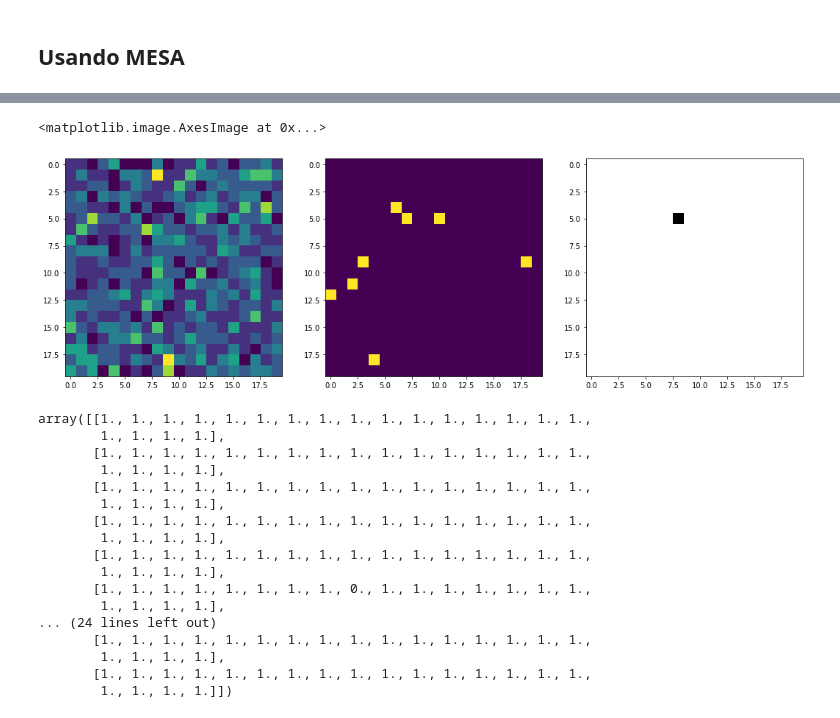
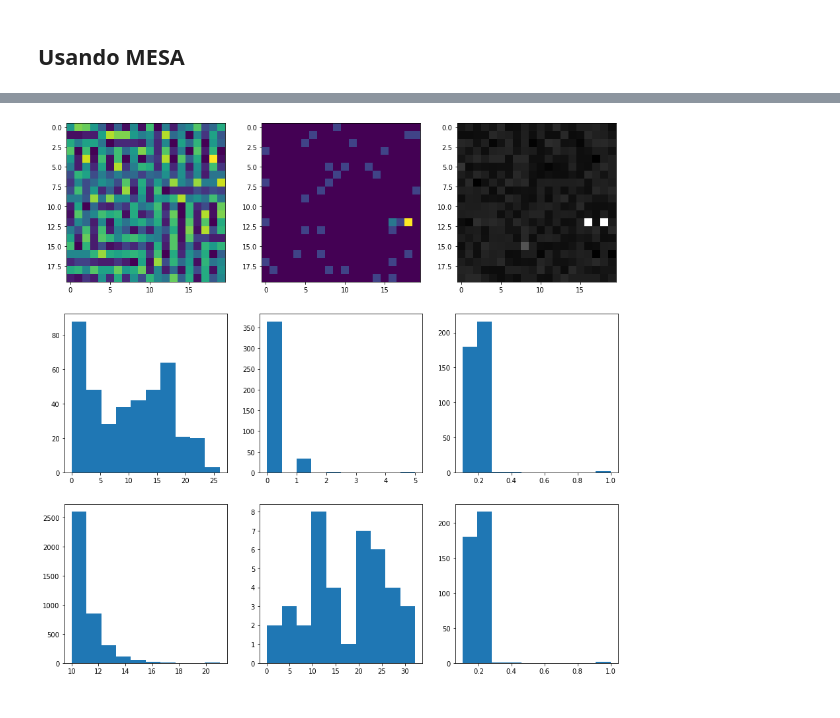
Before and after one commit to pedroteche-ih/ABM_URBANO, a Jupyter notebook: modelo.ipynb, the cells around one changed output, grey strips where cells are left out. Cells and saved outputs as stored; diff of their text form; code cells hidden in the pictures.

```diff
--- a/modelo.ipynb
+++ b/modelo.ipynb
@@ -276,13 +270,21 @@ class Locacao:
         '''
 
         top_value = np.max(self.get_value_matrix())
+        data_list = []
         for cell in self.model.grid.coord_iter():
             infra = self.param_dict[cell[1]][cell[2]]['infrastructure']
             value = self.param_dict[cell[1]][cell[2]]['value']
+            data_list.append((infra, value, cell[1], cell[2]))
             if infra > MIN_INFRASTRUCTURE:
                 if random.random() < P_DEGRADACAO:
                     self.param_dict[cell[1]][cell[2]]['infrastructure'] *= (1-TX_DEGRADACAO)
                     infra = self.param_dict[cell[1]][cell[2]]['infrastructure']
+        bottom_infra = sorted(data_list, key = lambda x: x[0])[:N_BOTTOM]
+        top_value = sorted(data_list, key = lambda x: x[1], reverse = True)[:N_TOP]
+        improve_list = top_value + bottom_infra
+        for cell in improve_list:
+            self.param_dict[cell[2]][cell[3]]['infrastructure'] = np.min([self.param_dict[cell[2]][cell[3]]['infrastructure'] + TX_MELHORA, 1])
+
 
     def get_infra_matrix(self):
         infra_list = []
@@ -341,6 +343,17 @@ class ModeloUrbano(mesa.Model):
                     if isinstance(agent, tipo_agent):
                         array_dict[tipo_agent][x,y] += 1
         return array_dict
+
+    def return_agent_thresh(self):
+        array_dict = dict()
+        for tipo_agent in self.dict_agent.keys():
+            array_dict[tipo_agent] = []
+        for agents, x, y in self.grid.coord_iter():
+            for agent in agents:
+                for tipo_agent in self.dict_agent.keys():
+                    if isinstance(agent, tipo_agent):
+                        array_dict[tipo_agent].append(agent.threshold)
+        return array_dict
 # %%
 # PARAMETROS GLOBAIS
 P_DEGRADACAO = 0.01
@@ -353,43 +368,29 @@ PESO_INFRA = 2
 dict_agente = dict()
 dict_agente[PopRua] = dict()
 dict_agente[PopRua]['prop'] = 0.01
-dict_agente[PopRua]['param'] = (6, 4)
+dict_agente[PopRua]['param'] = (15, 8)
 
 dict_agente[PopCasa] = dict()
 dict_agente[PopCasa]['prop'] = 0.99
-dict_agente[PopCasa]['param'] = (3, 42)
+dict_agente[PopCasa]['param'] = (10, 42)
 # %%
-ab = ModeloUrbano(2, 20, 20, dict_agente)
+ab = ModeloUrbano(10, 20, 20, dict_agente)
 # %%
-for i in range(500):
+for i in range(1000):
     ab.step()
 # %%
 resultado = ab.return_agent_matrix()
+thresh = ab.return_agent_thresh()
 infra_matrix = ab.location.get_infra_matrix()
-fig, ax = plt.subplots(1,3, figsize = (18, 6))
-ax[0].imshow(resultado[PopCasa])
-ax[1].imshow(resultado[PopRua])
-ax[2].imshow(infra_matrix, cmap = 'gray')
+fig, ax = plt.subplots(3,3, figsize = (15, 15))
+ax[0,0].imshow(resultado[PopCasa])
+ax[0,1].imshow(resultado[PopRua])
+ax[0,2].imshow(infra_matrix, cmap = 'gray')
+ax[1,0].hist(resultado[PopCasa].ravel())
+ax[1,1].hist(resultado[PopRua].ravel())
+ax[1,2].hist(infra_matrix.ravel())
+ax[2,0].hist(thresh[PopCasa])
+ax[2,1].hist(thresh[PopRua])
+ax[2,2].hist(infra_matrix.ravel());
 # %% [output]
-<matplotlib.image.AxesImage at 0x...>
-[figure, old version]
+[figure, new version]
-# %%
-infra_matrix
-# %% [output]
-array([[1., 1., 1., 1., 1., 1., 1., 1., 1., 1., 1., 1., 1., 1., 1., 1.,
-        1., 1., 1., 1.],
-       [1., 1., 1., 1., 1., 1., 1., 1., 1., 1., 1., 1., 1., 1., 1., 1.,
-        1., 1., 1., 1.],
-       [1., 1., 1., 1., 1., 1., 1., 1., 1., 1., 1., 1., 1., 1., 1., 1.,
-        1., 1., 1., 1.],
-       [1., 1., 1., 1., 1., 1., 1., 1., 1., 1., 1., 1., 1., 1., 1., 1.,
-        1., 1., 1., 1.],
-       [1., 1., 1., 1., 1., 1., 1., 1., 1., 1., 1., 1., 1., 1., 1., 1.,
-        1., 1., 1., 1.],
-       [1., 1., 1., 1., 1., 1., 1., 1., 0., 1., 1., 1., 1., 1., 1., 1.,
-        1., 1., 1., 1.],
-... (24 lines left out)
-       [1., 1., 1., 1., 1., 1., 1., 1., 1., 1., 1., 1., 1., 1., 1., 1.,
-        1., 1., 1., 1.],
-       [1., 1., 1., 1., 1., 1., 1., 1., 1., 1., 1., 1., 1., 1., 1., 1.,
-        1., 1., 1., 1.]])
```
Also changed, not shown: parts of 3 cells of this notebook.
